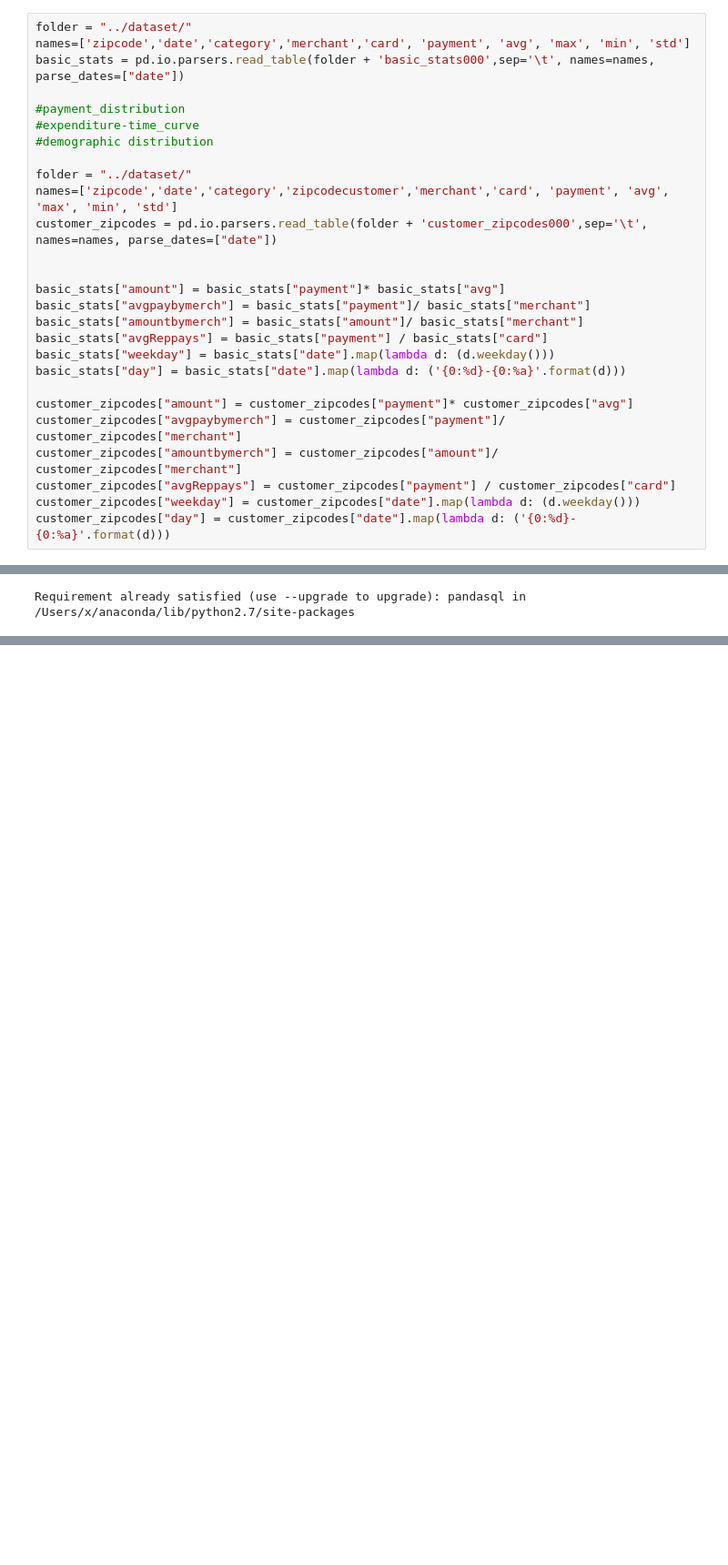
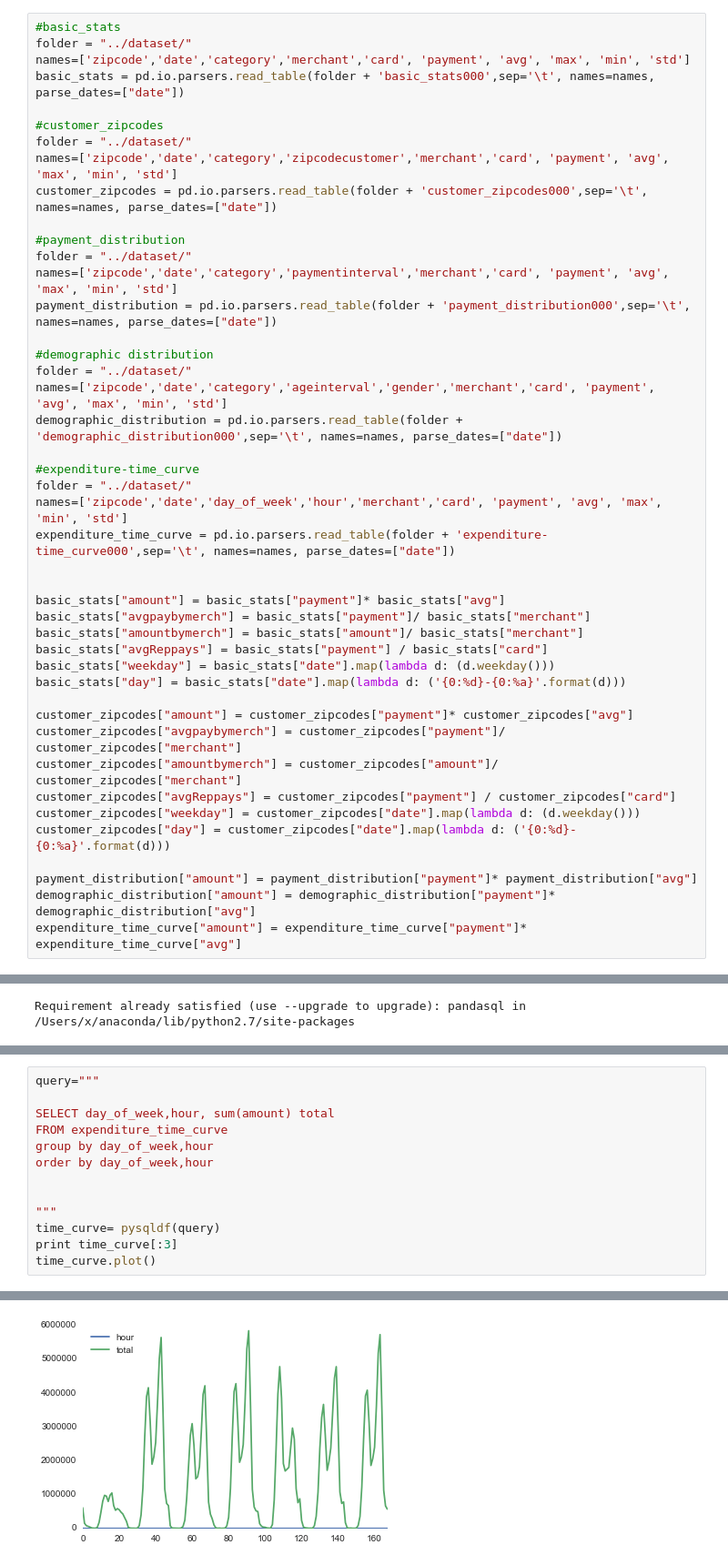
Before and after one commit to TeamUno/project, a Jupyter notebook: initial-exploration/zip_to_zips.ipynb, the cells around one changed output, grey strips where cells are left out. Shown at 91% size. Saved outputs shown, nothing was run; the diff lists cells and outputs as text; blank space fills up the shorter version.

Commit message:
expediture-time_curve demographic payment distribution

```diff
--- a/initial-exploration/zip_to_zips.ipynb
+++ b/initial-exploration/zip_to_zips.ipynb
@@ -7,15 +9,28 @@ import seaborn as sns
 # %%
+#basic_stats
 folder = "../dataset/"
 names=['zipcode','date','category','merchant','card', 'payment', 'avg', 'max', 'min', 'std']
 basic_stats = pd.io.parsers.read_table(folder + 'basic_stats000',sep='\t', names=names, parse_dates=["date"])
 
-#payment_distribution
-#expenditure-time_curve
-#demographic distribution
-
+#customer_zipcodes
 folder = "../dataset/"
 names=['zipcode','date','category','zipcodecustomer','merchant','card', 'payment', 'avg', 'max', 'min', 'std']
 customer_zipcodes = pd.io.parsers.read_table(folder + 'customer_zipcodes000',sep='\t', names=names, parse_dates=["date"])
+
+#payment_distribution
+folder = "../dataset/"
+names=['zipcode','date','category','paymentinterval','merchant','card', 'payment', 'avg', 'max', 'min', 'std']
+payment_distribution = pd.io.parsers.read_table(folder + 'payment_distribution000',sep='\t', names=names, parse_dates=["date"])
+
+#demographic distribution
+folder = "../dataset/"
+names=['zipcode','date','category','ageinterval','gender','merchant','card', 'payment', 'avg', 'max', 'min', 'std']
+demographic_distribution = pd.io.parsers.read_table(folder + 'demographic_distribution000',sep='\t', names=names, parse_dates=["date"])
+
+#expenditure-time_curve
+folder = "../dataset/"
+names=['zipcode','date','day_of_week','hour','merchant','card', 'payment', 'avg', 'max', 'min', 'std']
+expenditure_time_curve = pd.io.parsers.read_table(folder + 'expenditure-time_curve000',sep='\t', names=names, parse_dates=["date"])
 
 
 basic_stats["amount"] = basic_stats["payment"]* basic_stats["avg"]
@@ -31,6 +46,10 @@ customer_zipcodes["amountbymerch"] = customer_zipcodes["amount"]/ customer_zipco
 customer_zipcodes["avgReppays"] = customer_zipcodes["payment"] / customer_zipcodes["card"]
 customer_zipcodes["weekday"] = customer_zipcodes["date"].map(lambda d: (d.weekday()))
 customer_zipcodes["day"] = customer_zipcodes["date"].map(lambda d: ('{0:%d}-{0:%a}'.format(d)))
+
+payment_distribution["amount"] = payment_distribution["payment"]* payment_distribution["avg"]
+demographic_distribution["amount"] = demographic_distribution["payment"]* demographic_distribution["avg"]
+expenditure_time_curve["amount"] = expenditure_time_curve["payment"]* expenditure_time_curve["avg"]
 # %%
 #basic_stats["density"]=Distribución normal (mean=avg, standarddeviation=std, cortadas( min , max)
 # np.random.normal(mu, sigma, 1000)
@@ -141,0 +279,14 @@ print pysqldf(queryto)
+# %%
+query="""
+
+SELECT day_of_week,hour, sum(amount) total
+FROM expenditure_time_curve
+group by day_of_week,hour
+order by day_of_week,hour
+
+
+"""
+time_curve= pysqldf(query)
+print time_curve[:3]
+time_curve.plot()
+# %% [output]
@@ -141,0 +298 @@ print pysqldf(queryto)
+[figure, added]
```
Also changed, not shown: parts of 5 cells of this notebook.
